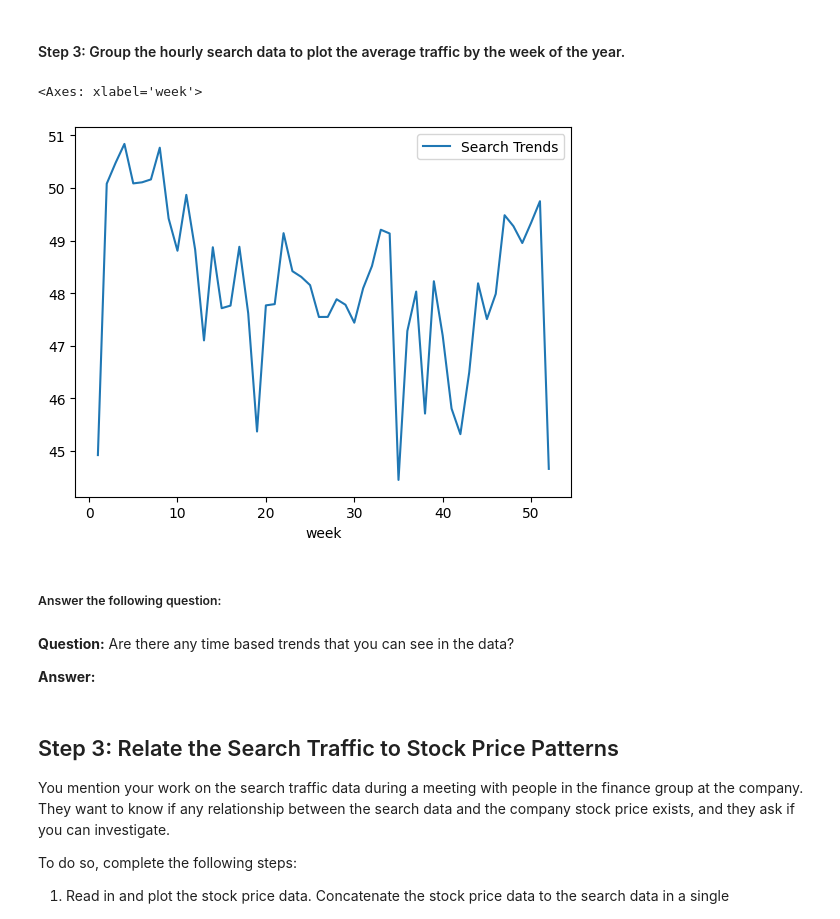
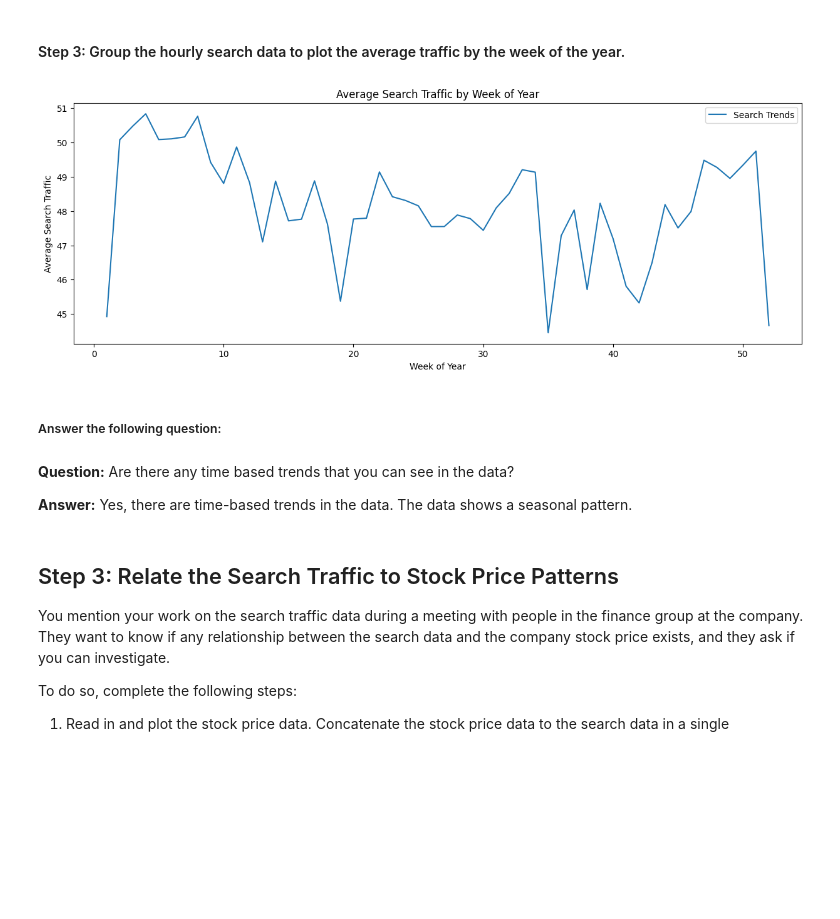
Before and after one commit to RogerNavA13/prophet-challenge, a Jupyter notebook: forecasting_net_prophet.ipynb, the cells around one changed output. Drawn from its saved outputs; the diff is of its cells as text; code cells hidden in the pictures; blank space fills up the shorter version.

```diff
--- a/forecasting_net_prophet.ipynb
+++ b/forecasting_net_prophet.ipynb
@@ -174,15 +186,20 @@ To that end, you want to mine the search traffic data for predictable seasonal p
 #### Step 3: Group the hourly search data to plot the average traffic by the week of the year.
 # %%
 # Group the hourly search data to plot the average traffic by the week of the year using `df.index.isocalendar().week`.
+traffic_week = df_mercado_trends.groupby(df_mercado_trends.index.isocalendar().week).mean()
+traffic_week.plot(figsize=(15,5))
+plt.title('Average Search Traffic by Week of Year')
+plt.xlabel('Week of Year')
+plt.ylabel('Average Search Traffic')
+plt.show()
 # %% [output]
-<Axes: xlabel='week'>
-[figure, old version]
+[figure, new version]
 # %% [markdown]
 ##### Answer the following question:
 # %% [markdown]
 **Question:** Are there any time based trends that you can see in the data?
 
-**Answer:**
+**Answer:**  Yes, there are time-based trends in the data. The data shows a seasonal pattern.
 # %% [markdown]
 ## Step 3: Relate the Search Traffic to Stock Price Patterns
 
```
Also changed, not shown: parts of 26 cells of this notebook.
